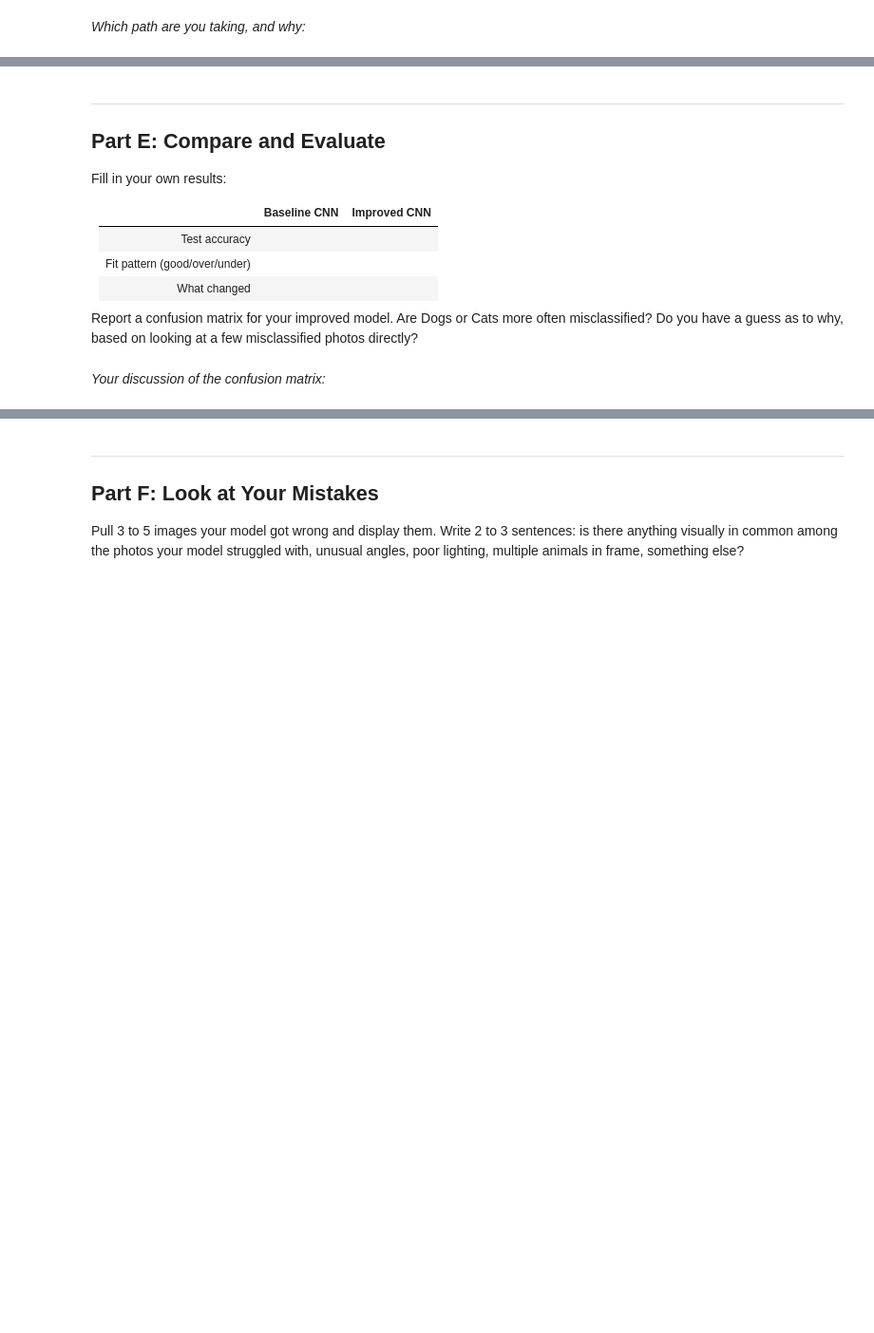
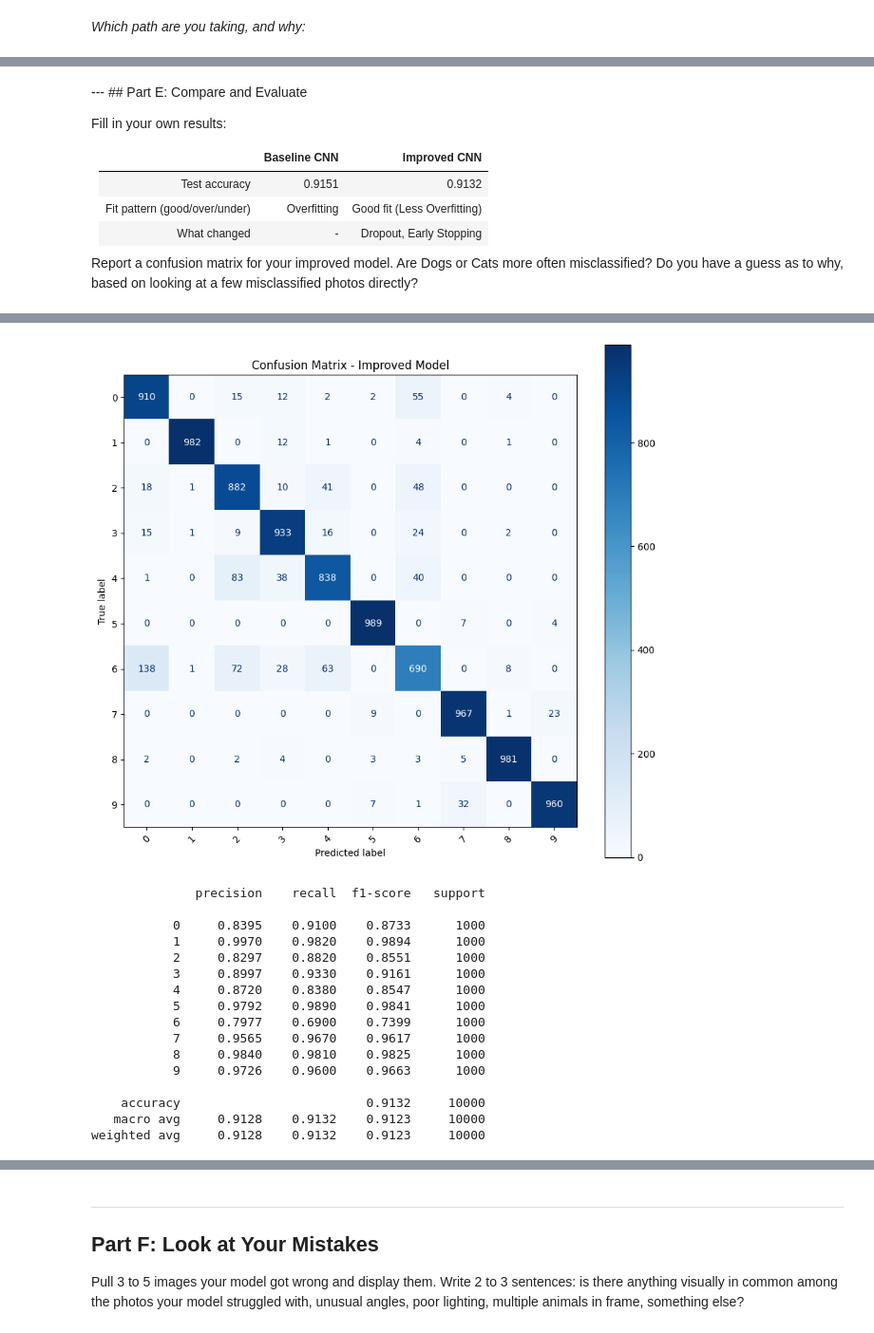
Before and after one commit to noahreed1/IT480-FA26, a Jupyter notebook: Lab2_CNN_PetFinder_Starter1.ipynb, the cells around one changed output, grey strips where cells are left out. Shown at 95% size. Saved outputs shown, nothing was run; the diff lists cells and outputs as text; code cells hidden in the pictures; blank space fills up the shorter version.

```diff
--- a/Lab2_CNN_PetFinder_Starter1.ipynb
+++ b/Lab2_CNN_PetFinder_Starter1.ipynb
@@ -159,2 +231,7 @@ State which path you chose and why, before you start building it.
 # %%
 # Train your improved model here
+history = model_new.fit(x_train, y_train,
+                    validation_data=(x_test, y_test),
+                    epochs=15,
+                    batch_size=64,
+                    callbacks=[early_stop])
@@ -161,13 +256,12 @@ State which path you chose and why, before you start building it.
 # %% [markdown]
----
-## Part E: Compare and Evaluate
+--- ## Part E: Compare and Evaluate
 
 Fill in your own results:
 
 | | Baseline CNN | Improved CNN |
 |---|---|---|
-| Test accuracy | | |
-| Fit pattern (good/over/under) | | |
-| What changed | | |
+| Test accuracy | 0.9151 | 0.9132 |
+| Fit pattern (good/over/under) | Overfitting | Good fit (Less Overfitting) |
+| What changed | - | Dropout, Early Stopping |
 
 Report a confusion matrix for your improved model. Are Dogs or Cats more often misclassified? Do you have a guess as to why, based on looking at a few misclassified photos directly?
@@ -176,2 +268,28 @@ Report a confusion matrix for your improved model. Are Dogs or Cats more often m
-# %% [markdown]
-*Your discussion of the confusion matrix:*
+# %%
+import numpy as np
+from sklearn.metrics import confusion_matrix, ConfusionMatrixDisplay, classification_report
+
+# Evaluate your improved model and build a confusion matrix here
+test_loss, test_acc = model_new.evaluate(x_test, y_test, verbose=0)
+print(f"Test loss: {test_loss:.4f}")
+print(f"Test accuracy: {test_acc:.4f}")
+
+# Get predictions for the confusion matrix and classification report
+y_pred_probs = model_new.predict(x_test)
+y_pred = np.argmax(y_pred_probs, axis=1)
+y_true = np.argmax(y_test, axis=1)
+
+cm = confusion_matrix(y_true, y_pred)
+
+class_names = [str(i) for i in range(10)]  # replace with real names if you have them
+
+fig, ax = plt.subplots(figsize=(9, 8))
+disp = ConfusionMatrixDisplay(confusion_matrix=cm, display_labels=class_names)
+disp.plot(cmap='Blues', ax=ax, xticks_rotation=45, values_format='d')
+plt.title("Confusion Matrix - Improved Model")
+plt.tight_layout()
+plt.show()
+
+# 4. Per-class precision, recall, F1
+print(classification_report(y_true, y_pred, target_names=class_names, digits=4))
+# %% [output]
@@ -177,0 +299,17 @@ Report a confusion matrix for your improved model. Are Dogs or Cats more often m
+[figure, added]
+              precision    recall  f1-score   support
+
+           0     0.8395    0.9100    0.8733      1000
+           1     0.9970    0.9820    0.9894      1000
+           2     0.8297    0.8820    0.8551      1000
+           3     0.8997    0.9330    0.9161      1000
+           4     0.8720    0.8380    0.8547      1000
+           5     0.9792    0.9890    0.9841      1000
+           6     0.7977    0.6900    0.7399      1000
+           7     0.9565    0.9670    0.9617      1000
+           8     0.9840    0.9810    0.9825      1000
+           9     0.9726    0.9600    0.9663      1000
+
+    accuracy                         0.9132     10000
+   macro avg     0.9128    0.9132    0.9123     10000
+weighted avg     0.9128    0.9132    0.9123     10000
```
Also changed, not shown: parts of 22 cells of this notebook.
